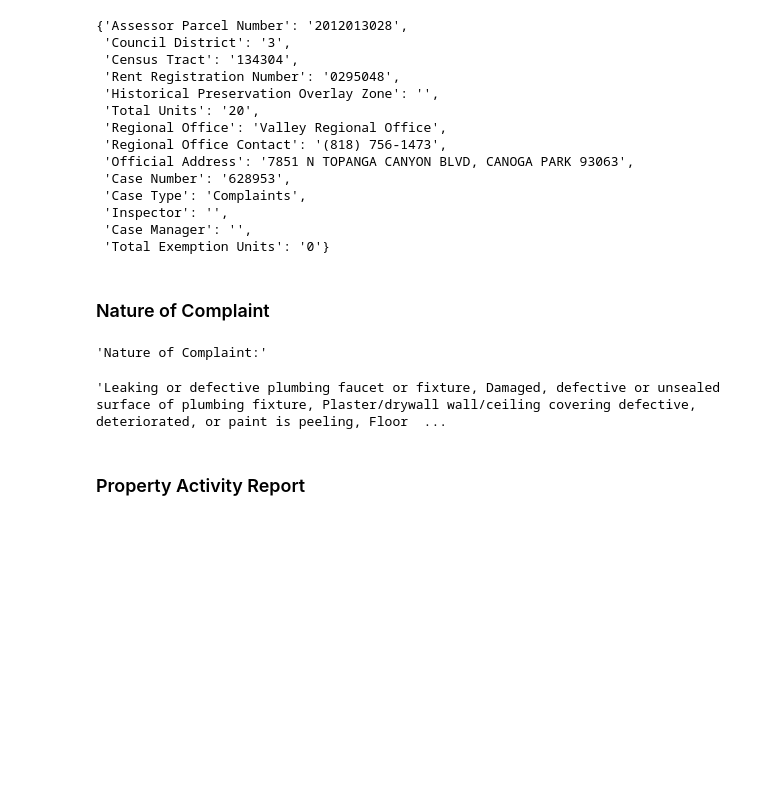
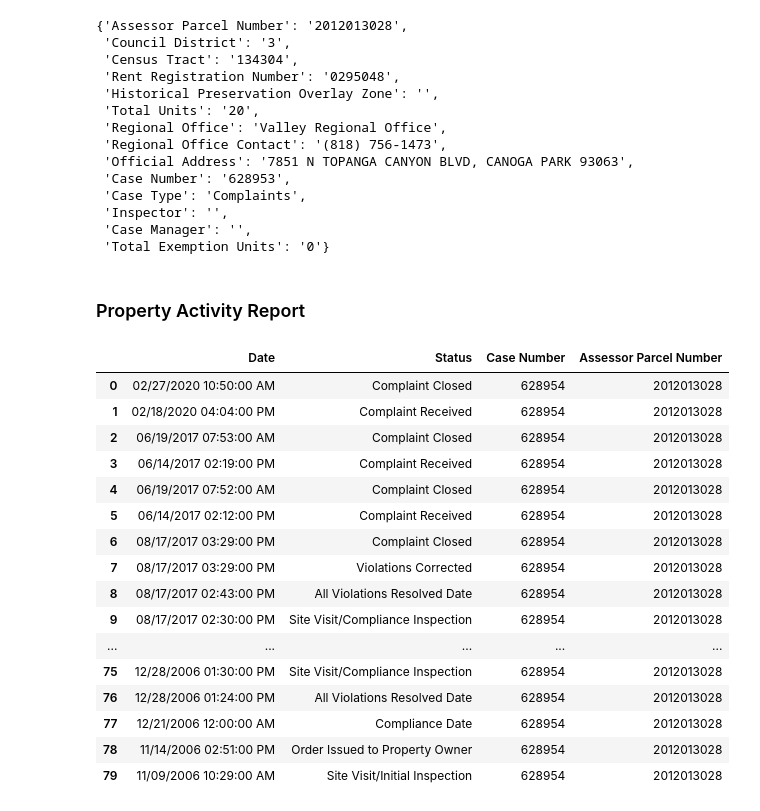
Before and after one commit to leehongc/lahd_webscraping, a Jupyter notebook: LAHD_webscraping.ipynb, the cells around one changed output. Drawn from its saved outputs; the diff is of its cells as text; code cells hidden in the pictures; blank space fills up the shorter version.

Commit message:
complete property cases dataframe and property activity report dataframe

```diff
--- a/LAHD_webscraping.ipynb
+++ b/LAHD_webscraping.ipynb
@@ -109,36 +91,58 @@ prop_dict
  'Inspector': '',
  'Case Manager': '',
  'Total Exemption Units': '0'}
-# %% [markdown]
-### Nature of Complaint
-# %%
-nop = soup.find('span', id='lblCompNature').text.strip()
-nop
-# %% [output]
-'Nature of Complaint:'
-# %%
-nop_content = soup.find('span', id='lblComplaintNature').text
-nop_content
-# %% [output]
-'Leaking or defective plumbing faucet or fixture, Damaged, defective or unsealed surface of plumbing fixture, Plaster/drywall wall/ceiling covering defective, deteriorated, or paint is peeling, Floor  ...
 # %% [markdown]
 ### Property Activity Report
 # %%
-table = soup.find('table', id='dgDisplayDates2')
-table_rows = table.find_all('tr')
 prop_activity_report = []
+noc = []
+noc_header = soup.find('span', id='lblCompNature').text.strip()
+
+for number in case_number:
+    url = 'https://housingapp.lacity.org/ReportViolation/Pages/PublicPropertyActivityReport?APN=2012013028&CaseType=1&CaseNo=' + number
+
+    result = requests.get(url)
+
+    src = result.content
+    soup = BeautifulSoup(src, 'lxml')
+
+    table = soup.find('table', id='dgDisplayDates2')
+    table_rows = table.find_all('tr')
+    table_header = table_rows[0]
+
+    for tr in table_rows[1:]:
+        # the first table row is the table header and therefore doesn't have td
+        td = tr.find_all('td')
+        row = [i.text for i in td]
+        row.append(case_number[1])
+        row.append(prop_info_dict['Assessor Parcel Number'])
+
+        prop_activity_report.append(row)
+
+    noc.append(soup.find('span', id='lblComplaintNature').text)
+    # This is the nature of complaint
+
 prop_activity_report_header = [i.text for i in table_header.find_all('th')]
+prop_activity_report_header.append('Case Number')
+prop_activity_report_header.append('Assessor Parcel Number')
 
-for tr in table_rows[1:]:
-    # the first table row is the table header and therefore doesn't have td
-    td = tr.find_all('td')
-    row = [i.text for i in td]
-    row.append(case_number[1])
-    ### Need to make sure to update to loop case number ###
-
-    prop_activity_report.append(row)
-    prop_activity_report.append(prop_info_dict['Assessor Parcel Number'])
-
-
-prop_activity_report
+prop_activity_report_df = pd.DataFrame(prop_activity_report, columns=prop_activity_report_header)
+prop_activity_report_df
 # %% [output]
+|  | Date | Status | Case Number | Assessor Parcel Number |
+| 0 | 02/27/2020 10:50:00 AM | Complaint Closed | 628954 | 2012013028 |
+| 1 | 02/18/2020 04:04:00 PM | Complaint Received | 628954 | 2012013028 |
+| 2 | 06/19/2017 07:53:00 AM | Complaint Closed | 628954 | 2012013028 |
+| 3 | 06/14/2017 02:19:00 PM | Complaint Received | 628954 | 2012013028 |
+| 4 | 06/19/2017 07:52:00 AM | Complaint Closed | 628954 | 2012013028 |
+| 5 | 06/14/2017 02:12:00 PM | Complaint Received | 628954 | 2012013028 |
+| 6 | 08/17/2017 03:29:00 PM | Complaint Closed | 628954 | 2012013028 |
+| 7 | 08/17/2017 03:29:00 PM | Violations Corrected | 628954 | 2012013028 |
+| 8 | 08/17/2017 02:43:00 PM | All Violations Resolved Date | 628954 | 2012013028 |
+| 9 | 08/17/2017 02:30:00 PM | Site Visit/Compliance Inspection | 628954 | 2012013028 |
+| ... | ... | ... | ... | ... |
+| 75 | 12/28/2006 01:30:00 PM | Site Visit/Compliance Inspection | 628954 | 2012013028 |
+| 76 | 12/28/2006 01:24:00 PM | All Violations Resolved Date | 628954 | 2012013028 |
+| 77 | 12/21/2006 12:00:00 AM | Compliance Date | 628954 | 2012013028 |
+| 78 | 11/14/2006 02:51:00 PM | Order Issued to Property Owner | 628954 | 2012013028 |
+| 79 | 11/09/2006 10:29:00 AM | Site Visit/Initial Inspection | 628954 | 2012013028 |
```
Also changed, not shown: parts of 6 cells of this notebook.
